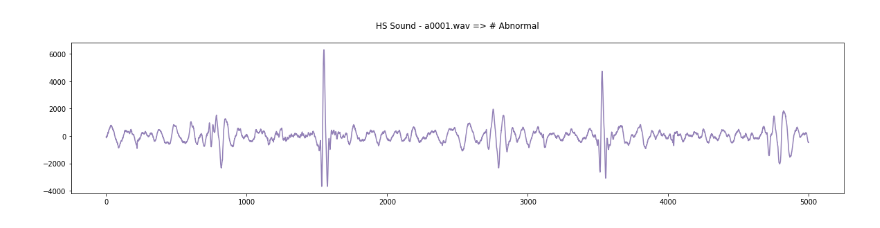
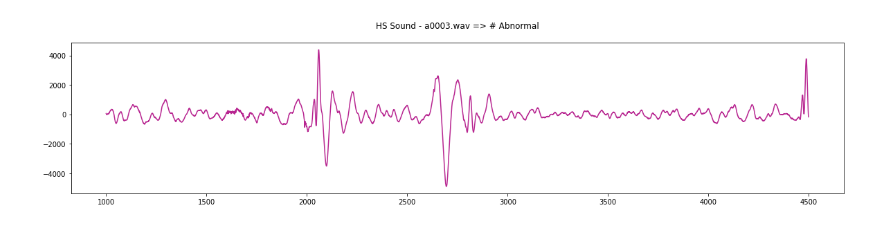
Before and after one commit to the-ai-team/Audio-Waveform-Processing, a Jupyter notebook: training-a.ipynb, the cells around one changed output. Cells and saved outputs as stored; diff of their text form; code cells hidden in the pictures.

```diff
--- a/training-a.ipynb
+++ b/training-a.ipynb
@@ -55,4 +62,11 @@ def HS_plot(x,s=0,e=-1):
-# %%
-HS_plot(0,0,5000)
-# %% [output]
-[figure, removed]
+# %%
+[player,audio] = HS_plot(2,1000,4500)
+
+new = audio.low_pass_filter(20)
+
+path = "edited/" + "temp.mp3"
+new.export(path , "mp3")
+
+IPython.display.Audio(path)
+# %% [output]
+[figure, added]
```
Also changed, not shown: parts of 18 cells of this notebook, 8 other files.
